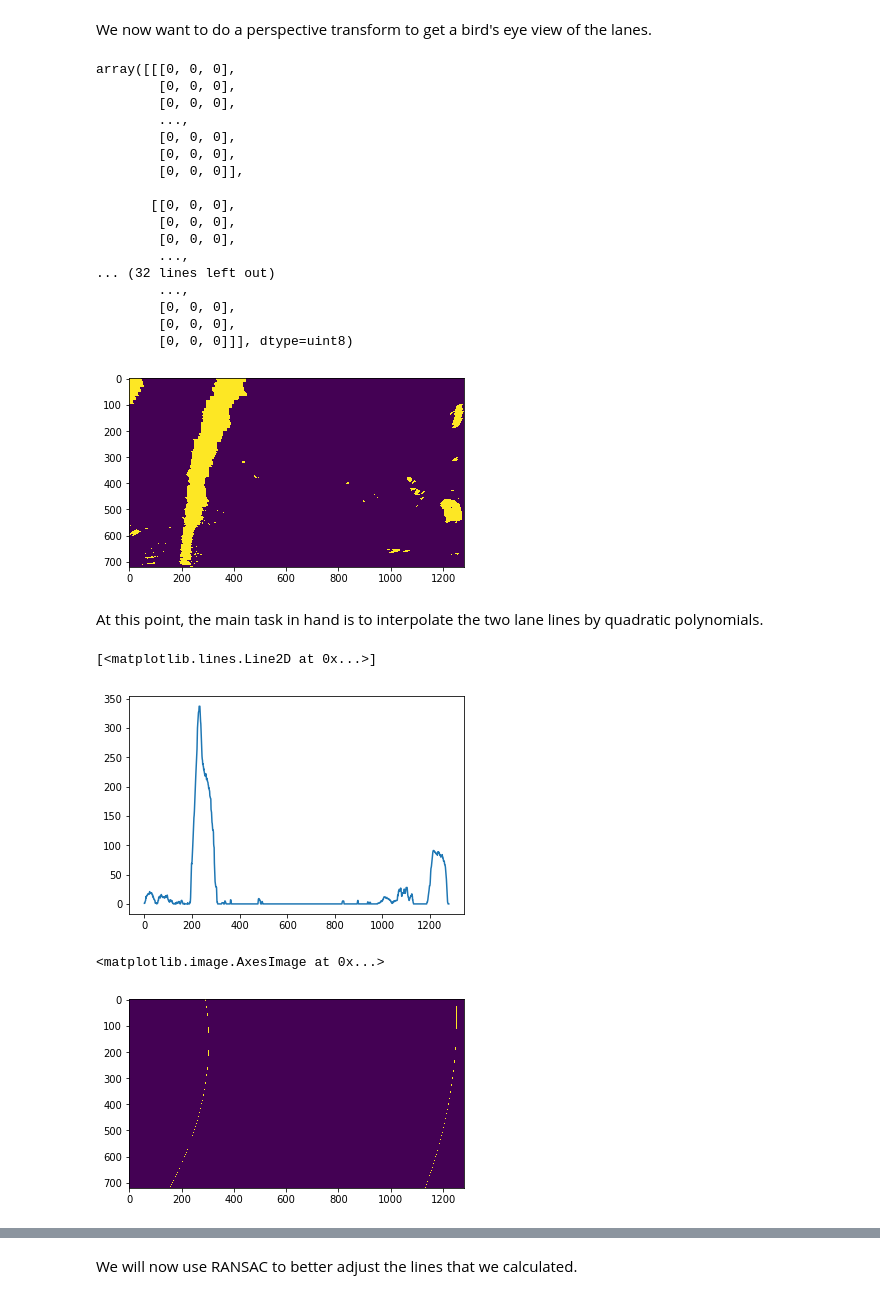
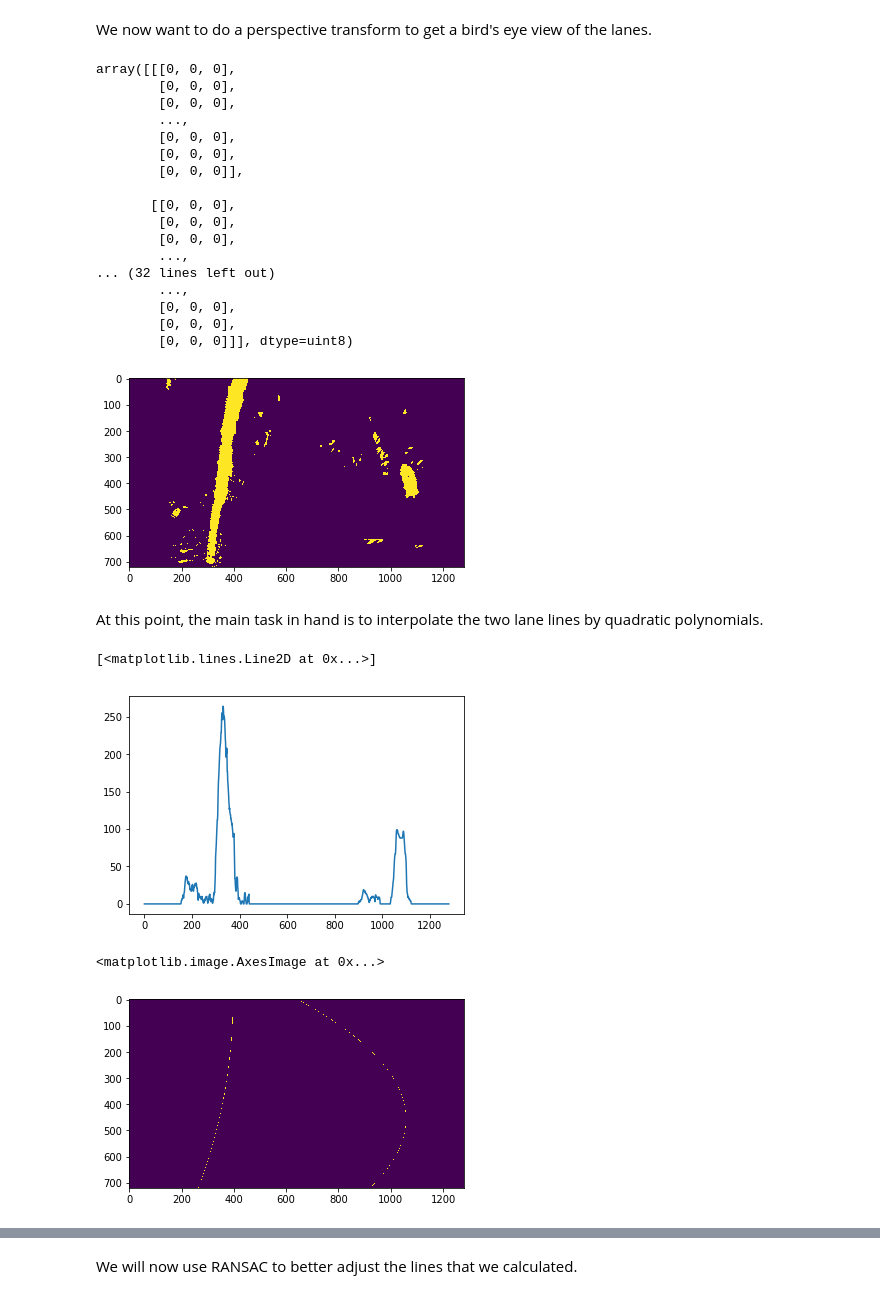
Before and after one commit to joaospinto/CarND-Advanced-Lane-Lines, a Jupyter notebook: Advanced Lane Lines (JSP).ipynb, the cells around one changed output, grey strips where cells are left out. Cells and saved outputs as stored; diff of their text form; code cells hidden in the pictures.

```diff
--- a/Advanced Lane Lines (JSP).ipynb
+++ b/Advanced Lane Lines (JSP).ipynb
@@ -200,7 +200,7 @@ def GetFilteredSobel(image, mag_thresh, dir_thresh, ksize):
     binary_output[mag_ids & dir_ids] = 1
     return binary_output
 # %%
-mag_thresh = (50,255) # previously 75
+mag_thresh = (40,255) # previously 50
 dir_thresh = (40*np.pi/180, 75*np.pi/180) # previously 40, 75
 ksize=9
 plt.imshow(GetFilteredSobel(cv2.equalizeHist(L), mag_thresh, dir_thresh, ksize))
@@ -244,7 +244,7 @@ def ExtractLaneLines(image):
     cv2.fillPoly(MASK, neg_ROI, (0,))
     S_RANGE = (160, 255) # previously 160, 240; after 80, 255
     lanes_from_s_channel = cv2.inRange(cv2.bitwise_and(s, MASK), S_RANGE[0], S_RANGE[1])
-    MAG_THRESH = (50,255) # originally 30, after 75
+    MAG_THRESH = (40,255) # originally 30, after , then 40
     DIR_THRESH = (40*np.pi/180, 75*np.pi/180) # previously 40, 75; after 30, 65; then 30, 80
     KSIZE=9
     lanes_from_sobel = cv2.bitwise_and(GetFilteredSobel(l, MAG_THRESH, DIR_THRESH, KSIZE), MASK)
@@ -264,41 +264,41 @@ plt.imshow(ExtractLaneLines(undistorted_img))
 We now want to do a perspective transform to get a bird's eye view of the lanes.
 # %%
 dy, dx = undistorted_img.shape[:2]
-src = np.float32([ [0.15*dx, dy], [0.85*dx, dy], [0.55*dx, 0.63*dy], [0.45*dx, 0.63*dy] ])
-dst = np.float32([ [0.10*dx, dy], [0.90*dx, dy], [0.90*dx, 0], [0.10*dx, 0.] ])
+src = np.float32([ [0.05*dx, dy], [0.95*dx, dy], [0.60*dx, 0.65*dy], [0.40*dx, 0.65*dy] ])
+dst = np.float32([ [0.10*dx, dy], [0.90*dx, dy], [0.90*dx, 0], [0.10*dx, 0] ])
 M = cv2.getPerspectiveTransform(src, dst)
 M_inv = np.linalg.inv(M)
 
 def GetBirdsEye(to_transform):
     return cv2.warpPerspective(to_transform, M, (dx, dy))
 
 def RevertBirdsEye(to_transform):
     return cv2.warpPerspective(to_transform, M_inv, (dx, dy))
 
 to_transform = ExtractLaneLines(undistorted_img)
 birds_eye = GetBirdsEye(to_transform)
 plt.imshow(birds_eye)
 mask = np.zeros_like(undistorted_img)
 cv2.fillPoly(mask, RoI_trapezoid, (255,255,255))
 # %% [output]
 array([[[0, 0, 0],
         [0, 0, 0],
         [0, 0, 0],
         ...,
         [0, 0, 0],
         [0, 0, 0],
         [0, 0, 0]],
 
        [[0, 0, 0],
         [0, 0, 0],
         [0, 0, 0],
         ...,
 ... (32 lines left out)
         ...,
         [0, 0, 0],
         [0, 0, 0],
         [0, 0, 0]]], dtype=uint8)
-[figure, old version]
+[figure, new version]
 # %% [markdown]
 At this point, the main task in hand is to interpolate the two lane lines by quadratic polynomials.
 # %%
@@ -306,7 +306,7 @@ histogram = np.sum(birds_eye[birds_eye.shape[0]//2:,:], axis=0)
 plt.plot(histogram)
 # %% [output]
 [<matplotlib.lines.Line2D at 0x...>]
-[figure, old version]
+[figure, new version]
 # %%
 def PlotQuadLines(height, width, p_left, p_right):
     Y_linspace = np.linspace(0, height-1, height, dtype=np.int32)
@@ -337,7 +337,7 @@ out = InterpolateLines(birds_eye)
 plt.imshow(out)
 # %% [output]
 <matplotlib.image.AxesImage at 0x...>
-[figure, old version]
+[figure, new version]
 # %%
 overlay = np.dstack([255*birds_eye, out, np.zeros_like(birds_eye)])
 plt.imshow(overlay)
```
Also changed, not shown: parts of 18 cells of this notebook.
